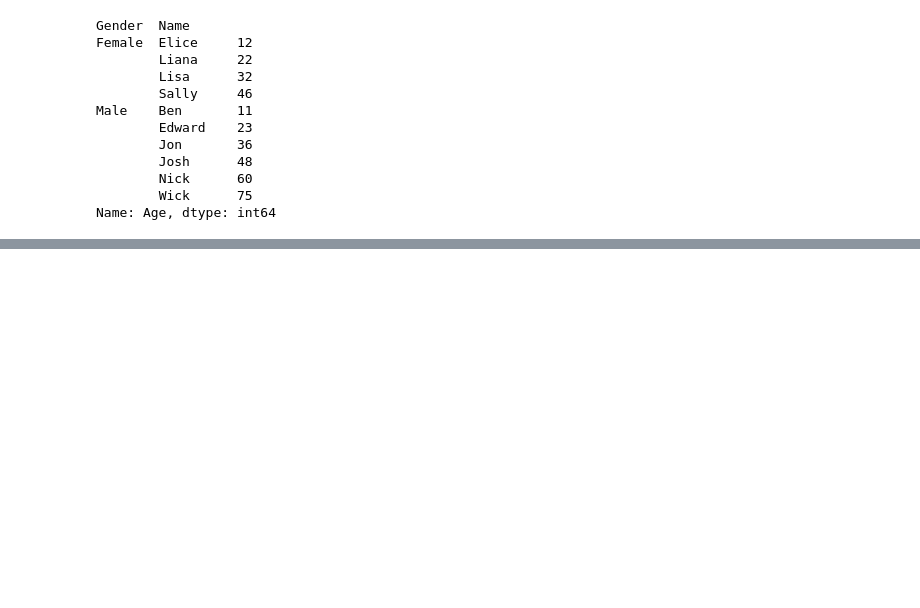
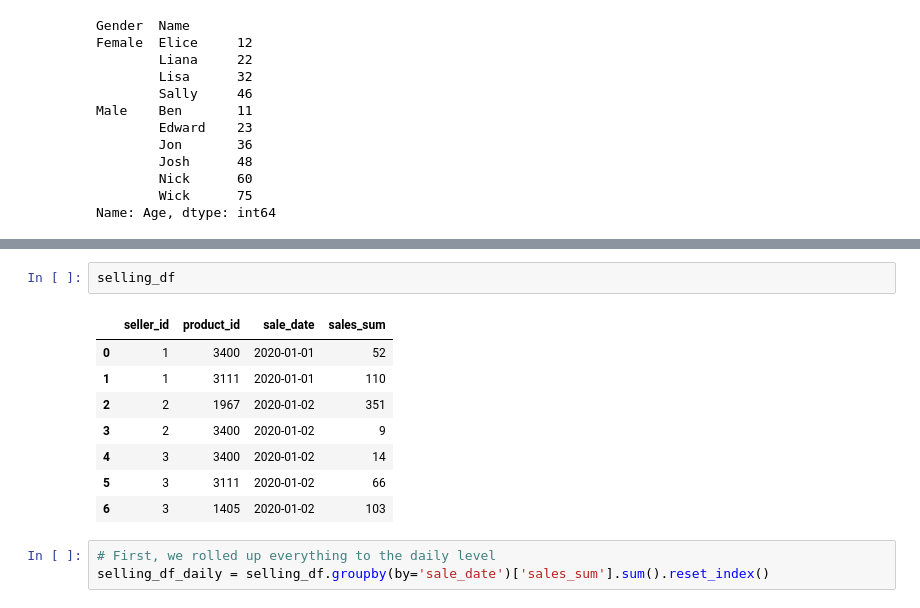
Before and after one commit to nastyh/Pandas-Tricks, a Jupyter notebook: 10_14_Pandas_Tricks.ipynb, the cells around one changed output, grey strips where cells are left out. Saved outputs shown, nothing was run; the diff lists cells and outputs as text; blank space fills up the shorter version.

```diff
--- a/10_14_Pandas_Tricks.ipynb
+++ b/10_14_Pandas_Tricks.ipynb
@@ -343,0 +371,14 @@ Name: Age, dtype: int64
+# %%
+selling_df
+# %% [output]
+|  | seller_id | product_id | sale_date | sales_sum |
+| 0 | 1 | 3400 | 2020-01-01 | 52 |
+| 1 | 1 | 3111 | 2020-01-01 | 110 |
+| 2 | 2 | 1967 | 2020-01-02 | 351 |
+| 3 | 2 | 3400 | 2020-01-02 | 9 |
+| 4 | 3 | 3400 | 2020-01-02 | 14 |
+| 5 | 3 | 3111 | 2020-01-02 | 66 |
+| 6 | 3 | 1405 | 2020-01-02 | 103 |
+# %%
+# First, we rolled up everything to the daily level
+selling_df_daily = selling_df.groupby(by='sale_date')['sales_sum'].sum().reset_index()
```
Also changed, not shown: parts of 9 cells of this notebook, 1 other file.
